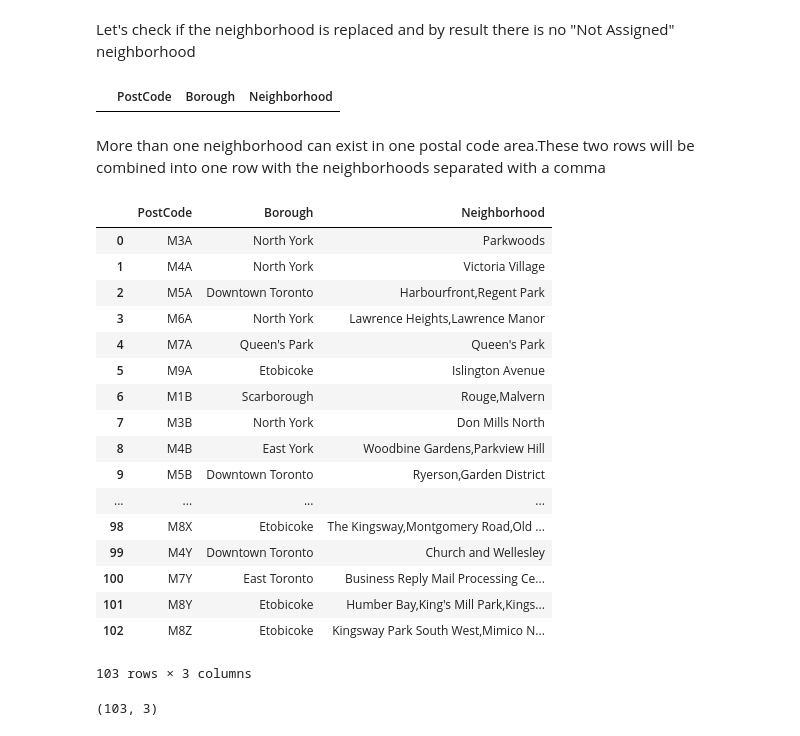
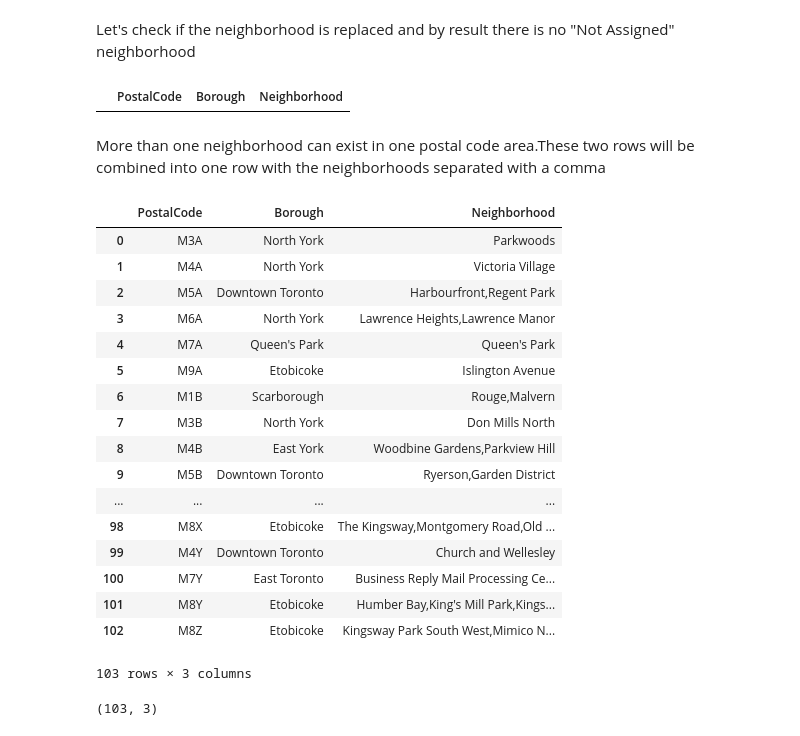
Before and after one commit to hammadichaira/Courser-IBM-Applied-Data-Science-Capstone, a Jupyter notebook: Segmenting and Clustering Neighborhoods in Toronto-Part1.ipynb, the cells around one changed output. Cells and saved outputs as stored; diff of their text form; code cells hidden in the pictures.

```diff
--- a/Segmenting and Clustering Neighborhoods in Toronto-Part1.ipynb
+++ b/Segmenting and Clustering Neighborhoods in Toronto-Part1.ipynb
@@ -93,7 +93,7 @@ df_table
 # %% [markdown]
 we will rename columns and remove the first row which contains table headers
 # %%
-df_table.columns = ["PostCode","Borough","Neighborhood"]
+df_table.columns = ["PostalCode","Borough","Neighborhood"]
 df_table = df_table.iloc[1:]
 df_table
 # %% [output]
@@ -155,14 +155,14 @@ Let's check if the neighborhood is replaced and by result there is no "Not Assig
 # %%
 df_table_nb.loc[df_table_nb['Neighborhood'] == "Not assigned"]
 # %% [output]
-|  | PostCode | Borough | Neighborhood |
+|  | PostalCode | Borough | Neighborhood |
 # %% [markdown]
 More than one neighborhood can exist in one postal code area.These two rows will be combined into one row with the neighborhoods separated with a comma
 # %%
-df_table_concat = df_table_nb.groupby(["PostCode", "Borough"], as_index=False, sort=False).agg(','.join)
+df_table_concat = df_table_nb.groupby(["PostalCode", "Borough"], as_index=False, sort=False).agg(','.join)
 df_table_concat
 # %% [output]
-|  | PostCode | Borough | Neighborhood |
+|  | PostalCode | Borough | Neighborhood |
 | 0 | M3A | North York | Parkwoods |
 | 1 | M4A | North York | Victoria Village |
 | 2 | M5A | Downtown Toronto | Harbourfront,Regent Park |
```
Also changed, not shown: parts of 3 cells of this notebook.
